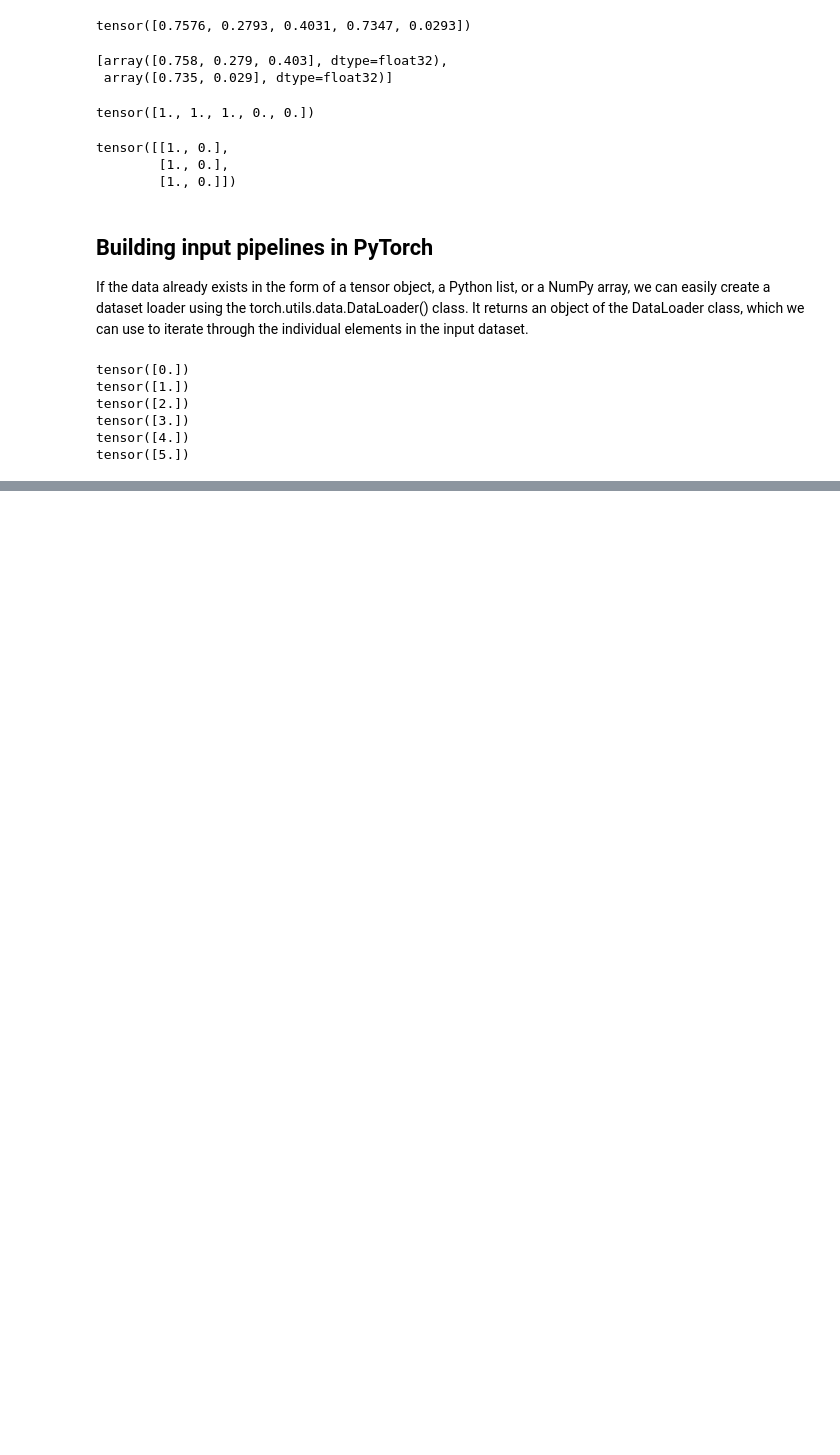
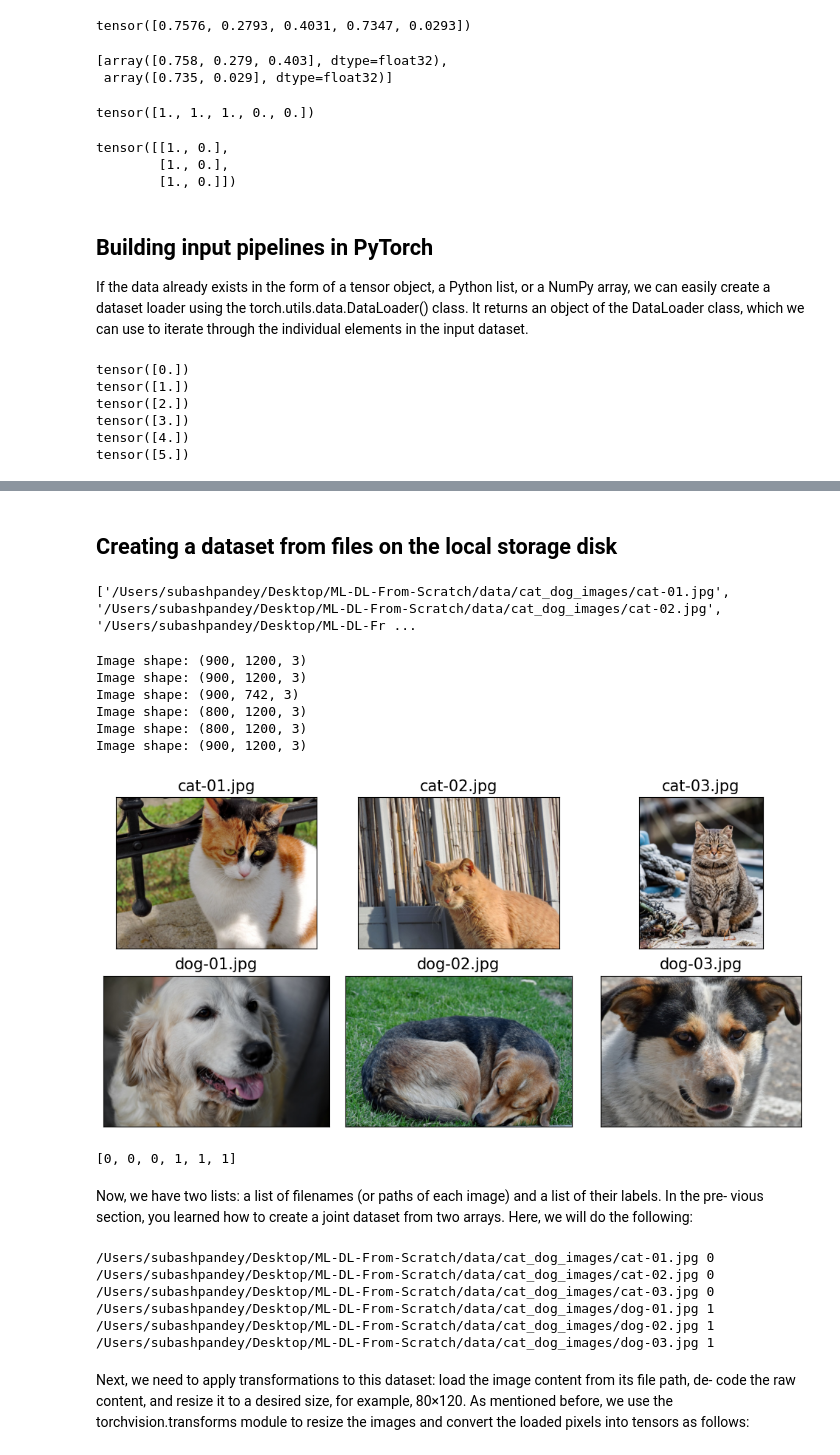
Before and after one commit to notsubash/ML-DL-implementations, a Jupyter notebook: algorithms/pytorch.ipynb, the cells around one changed output, grey strips where cells are left out. Cells and saved outputs as stored; diff of their text form; code cells hidden in the pictures; blank space fills up the shorter version.

Commit message:
feat(pytorch): implemented dataset class

```diff
--- a/algorithms/pytorch.ipynb
+++ b/algorithms/pytorch.ipynb
@@ -185,0 +228,7 @@ tensor([5.])
+# %%
+torch.manual_seed(1)
+data_loader = DataLoader(dataset=joint_dataset, batch_size=2, shuffle=True)
+# %%
+for i, batch in enumerate(data_loader,1):
+    print(f'Batch {i}:','x:', batch[0],
+        '\n              y:', batch[1])
@@ -185,0 +245,6 @@ tensor([5.])
+# %%
+for epoch in range(2):
+    print(f'epoch {epoch+1}')
+    for i, batch in enumerate(data_loader,1):
+        print(f'Batch {i}:','x:', batch[0],
+            '\n              y:', batch[1])
@@ -185,0 +266,42 @@ tensor([5.])
+# %% [markdown]
+## Creating a dataset from files on the local storage disk
+# %%
+# content of these files
+import pathlib
+imgdir_path = pathlib.Path('/Users/subashpandey/Desktop/ML-DL-From-Scratch/data/cat_dog_images')
+file_list = sorted([str(path) for path in imgdir_path.glob('*.jpg')])
+print(file_list)
+# %% [output]
+['/Users/subashpandey/Desktop/ML-DL-From-Scratch/data/cat_dog_images/cat-01.jpg', '/Users/subashpandey/Desktop/ML-DL-From-Scratch/data/cat_dog_images/cat-02.jpg', '/Users/subashpandey/Desktop/ML-DL-Fr ...
+# %%
+# visualizing the images
+import matplotlib.pyplot as plt
+import os
+from PIL import Image
+fig = plt.figure(figsize=(10,5))
+for i, file in enumerate(file_list):
+    img = Image.open(file)
+    print('Image shape:', np.array(img).shape)
+    ax = fig.add_subplot(2,3,i+1)
+    ax.set_xticks([]); ax.set_yticks([])
+    ax.imshow(img)
+    ax.set_title(os.path.basename(file), size=15)
+plt.tight_layout()
+plt.show()
+# %% [output]
+Image shape: (900, 1200, 3)
+Image shape: (900, 1200, 3)
+Image shape: (900, 742, 3)
+Image shape: (800, 1200, 3)
+Image shape: (800, 1200, 3)
+Image shape: (900, 1200, 3)
+[figure, added]
+# %%
+# extracting labels from file names
+labels = [1 if 'dog' in os.path.basename(file) else 0 for file in file_list]
+print(labels)
+# %% [output]
+[0, 0, 0, 1, 1, 1]
+# %% [markdown]
+Now, we have two lists: a list of filenames (or paths of each image) and a list of their labels. In the pre-
+vious section, you learned how to create a joint dataset from two arrays. Here, we will do the following:
@@ -185,0 +321,16 @@ tensor([5.])
+# %%
+image_dataset = ImageDataset(file_list, labels)
+for file, label in image_dataset:
+    print(file, label)
+# %% [output]
+/Users/subashpandey/Desktop/ML-DL-From-Scratch/data/cat_dog_images/cat-01.jpg 0
+/Users/subashpandey/Desktop/ML-DL-From-Scratch/data/cat_dog_images/cat-02.jpg 0
+/Users/subashpandey/Desktop/ML-DL-From-Scratch/data/cat_dog_images/cat-03.jpg 0
+/Users/subashpandey/Desktop/ML-DL-From-Scratch/data/cat_dog_images/dog-01.jpg 1
+/Users/subashpandey/Desktop/ML-DL-From-Scratch/data/cat_dog_images/dog-02.jpg 1
+/Users/subashpandey/Desktop/ML-DL-From-Scratch/data/cat_dog_images/dog-03.jpg 1
+# %% [markdown]
+Next, we need to apply transformations to this dataset: load the image content from its file path, de-
+code the raw content, and resize it to a desired size, for example, 80×120. As mentioned before, we
+use the torchvision.transforms module to resize the images and convert the loaded pixels into
+tensors as follows:
```
Also changed, not shown: parts of 14 cells of this notebook, 1 other file.
